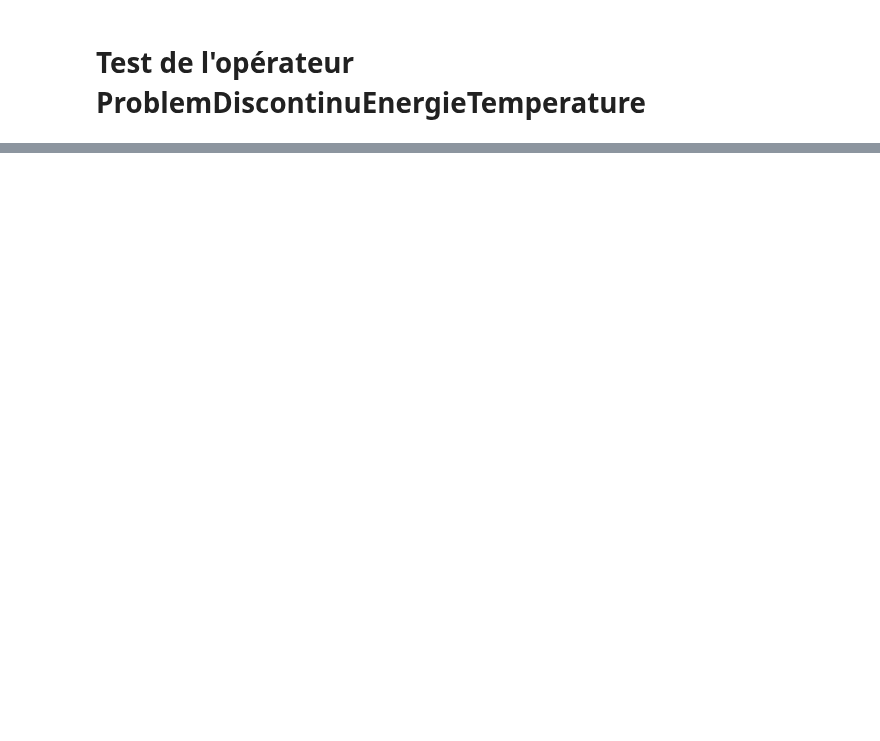
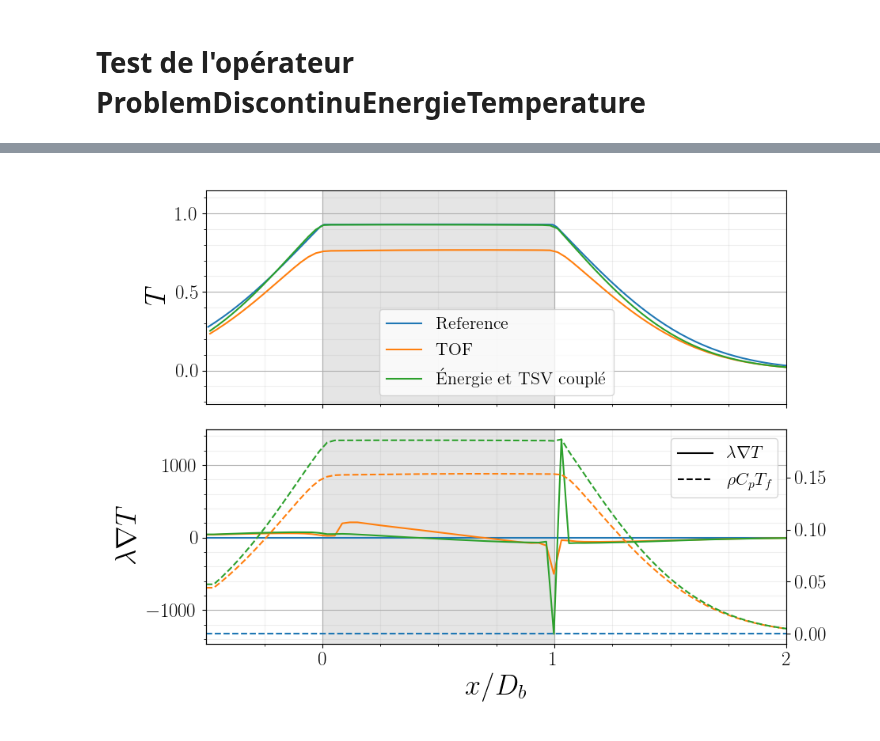
Before and after one commit to cea-trust-platform/FluidDyn, a Jupyter notebook: etudes/13_couple_temperature_eneregie.ipynb, the cells around one changed output, grey strips where cells are left out. Drawn from its saved outputs; the diff is of its cells as text; code cells hidden in the pictures; blank space fills up the shorter version.

```diff
--- a/etudes/13_couple_temperature_eneregie.ipynb
+++ b/etudes/13_couple_temperature_eneregie.ipynb
@@ -114,0 +148,16 @@ dE*/dt* ref = -7.79356e-06
+# %%
+pt = Plotter('decale', time=False, ispretty=True, lda_gradT=True, flux_conv=True, zoom=(-0.5, 2))
+
+pt.plot(prob_ref, label='Reference')
+pt.plot(prob_tof)
+pt.plot(prob_int, label='Énergie et TSV couplé')
+pt.ax.legend(loc='best')
+pt.ax2.plot([],[], 'k', label=r'$\lambda\nabla T$')
+pt.ax2.plot([],[], 'k--', label=r'$\rho C_p T_f$')
+hd, lbs = pt.ax2.get_legend_handles_labels()
+pt.ax2.legend(hd[-2:], lbs[-2:])
+pt.fig.tight_layout()
+if save_fig:
+    pt.fig.savefig(savefig_path + 'temperature_hTint_0.2s.pdf')
+# %% [output]
+[figure, added]
```
Also changed, not shown: parts of 7 cells of this notebook, 2 other files.
